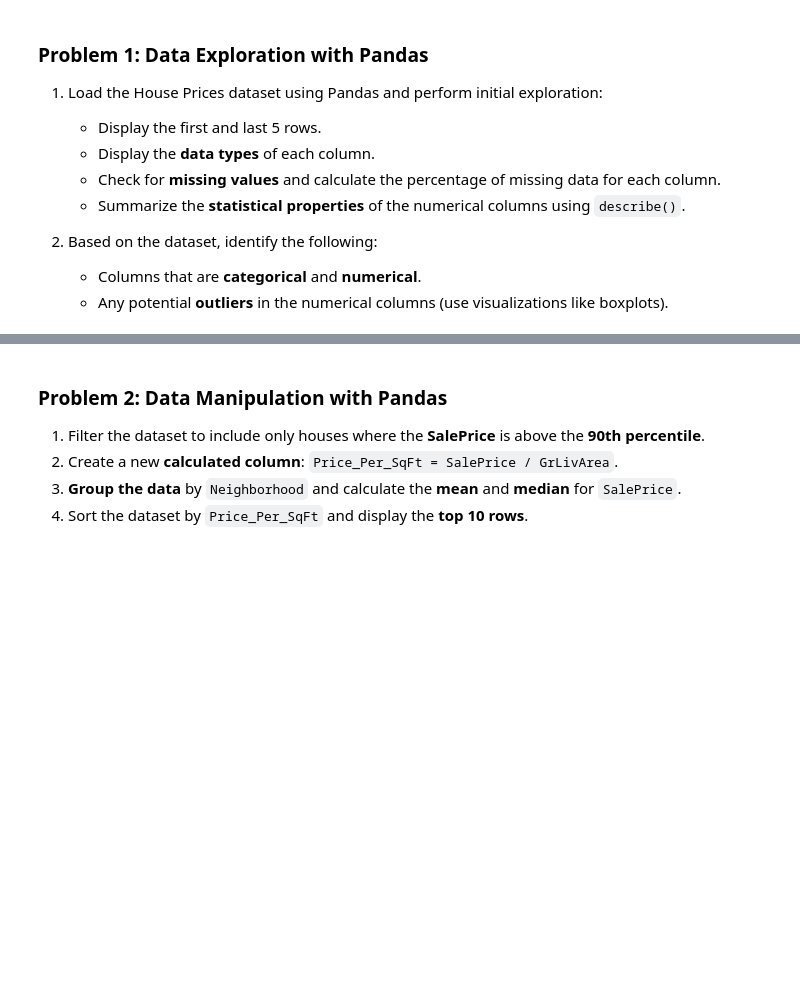
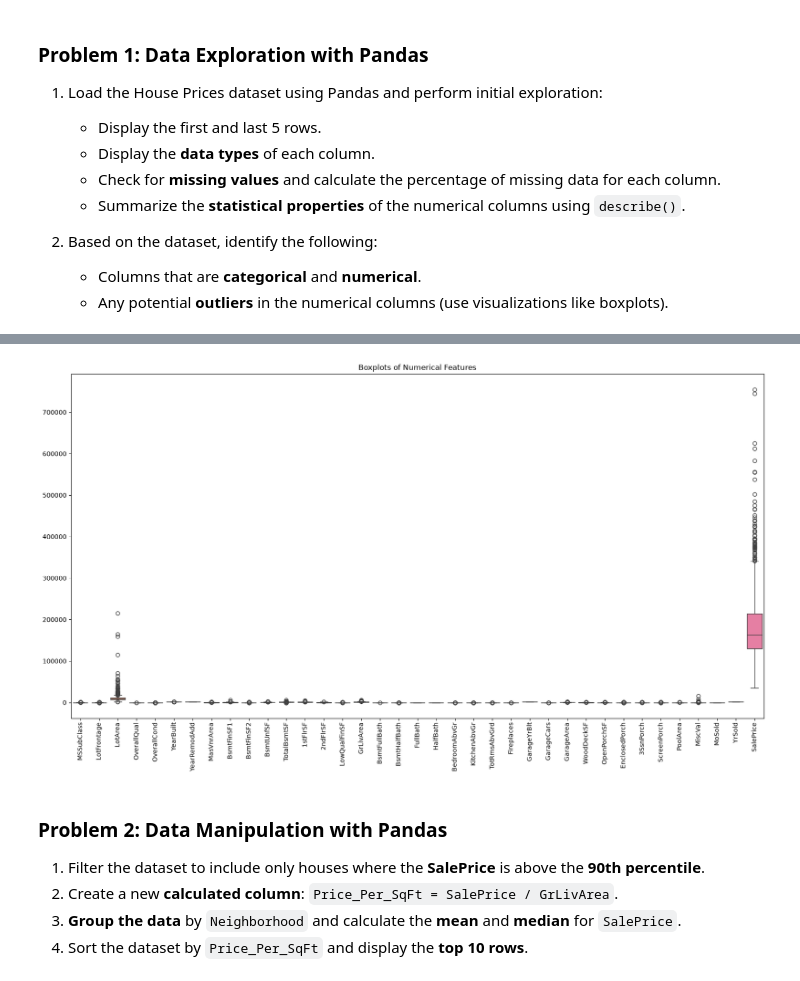
Before and after one commit to prof-screw/DSML, a Jupyter notebook: Week07/Assignment07.ipynb, the cells around one changed output, grey strips where cells are left out. Cells and saved outputs as stored; diff of their text form; code cells hidden in the pictures; blank space fills up the shorter version.

Commit message:
Housing prices dataset part

```diff
--- a/Week07/Assignment07.ipynb
+++ b/Week07/Assignment07.ipynb
@@ -198,3 +226,8 @@ The dataset includes 79 explanatory variables that describe aspects of residenti
 2. Based on the dataset, identify the following:
    - Columns that are **categorical** and **numerical**.
    - Any potential **outliers** in the numerical columns (use visualizations like boxplots).
+# %%
+housing_df_filepath= '../Dataset/housing_data.csv'
+housing_df= pd.read_csv(housing_df_filepath, index_col="Id")
+
+pd.concat([housing_df.head(),housing_df.tail()])
@@ -200,0 +310,6 @@ The dataset includes 79 explanatory variables that describe aspects of residenti
+# %%
+numerical_col= housing_df.select_dtypes(include=["number"]).columns
+
+categorical_col= housing_df.select_dtypes(exclude=["number"]).columns
+
+numerical_col
@@ -201,3 +326,15 @@ The dataset includes 79 explanatory variables that describe aspects of residenti
+# %%
+plt.figure(figsize=(20, 10))
+
+sns.boxplot(
+    data=housing_df[numerical_col]
+)
+
+plt.xticks(rotation=90)
+plt.title("Boxplots of Numerical Features")
+plt.show()
+# %% [output]
+[figure, added]
 # %% [markdown]
 ### **Problem 2: Data Manipulation with Pandas**
 1. Filter the dataset to include only houses where the **SalePrice** is above the **90th percentile**.
```
Also changed, not shown: parts of 15 cells of this notebook.
